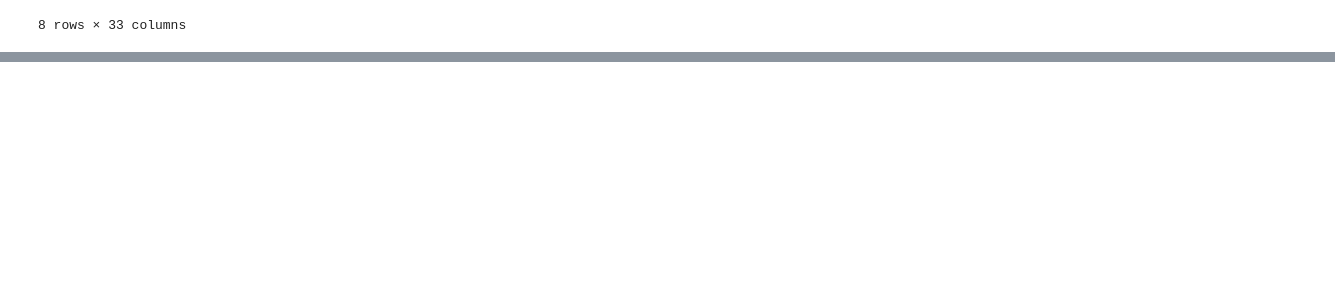
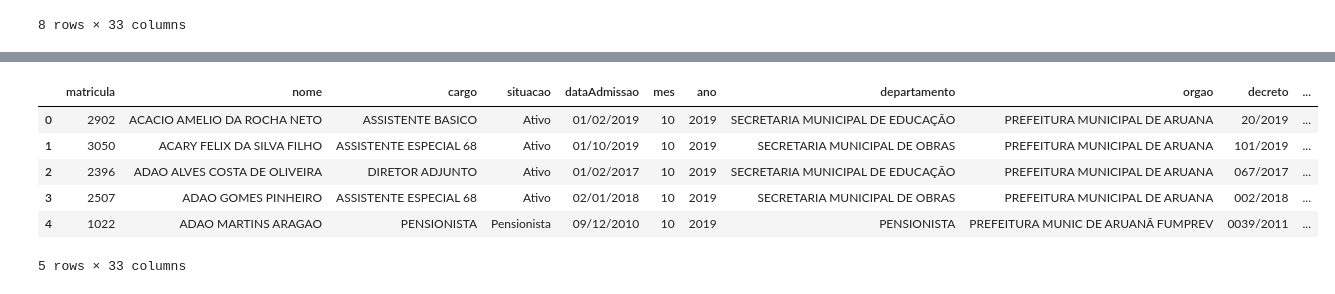
Before and after one commit to gabrielfior/open-data-hertie, a Jupyter notebook: notebooks/dados_go.ipynb, the cells around one changed output, grey strips where cells are left out. Drawn from its saved outputs; the diff is of its cells as text; code cells hidden in the pictures; blank space fills up the shorter version.

Commit message:
added pagamentos aruana from API

```diff
--- a/notebooks/dados_go.ipynb
+++ b/notebooks/dados_go.ipynb
@@ -129,0 +159,7 @@ advanced_info[advanced_info['nome'].str.contains('CARVALHO')]
+# %%
+filepath = '../data/RelatórioDeFolhaPagamento_aruana_out.csv'
+df = pd.read_csv(filepath, encoding='latin-1',sep=';')
+df.columns = ['matricula','nome','cargo','situacao','mes','ano']
+# %%
+matriculas2 = df['matricula'].unique().tolist()
+print (len(matriculas2))
@@ -129,0 +168,9 @@ advanced_info[advanced_info['nome'].str.contains('CARVALHO')]
+# %%
+list2=[]
+
+with progressbar.ProgressBar(max_value=550) as bar:
+    for i,matricula in enumerate(matriculas2):
+
+        advanced_stats = get_payments_go(matricula)
+        list2.append(advanced_stats)
+        bar.update(i)
@@ -129,0 +179,13 @@ advanced_info[advanced_info['nome'].str.contains('CARVALHO')]
+# %%
+advanced_info_payments_go = pd.concat(list2,ignore_index=True,sort=False)
+# %%
+#advanced_info_payments_go.columns
+advanced_info_payments_go.head()
+# %% [output]
+|  | matricula | nome | cargo | situacao | dataAdmissao | mes | ano | departamento | orgao | decreto | ... |
+| 0 | 2902 | ACACIO AMELIO DA ROCHA NETO | ASSISTENTE BASICO | Ativo | 01/02/2019 | 10 | 2019 | SECRETARIA MUNICIPAL DE EDUCAÇÃO | PREFEITURA MUNICIPAL DE ARUANA | 20/2019 | ... |
+| 1 | 3050 | ACARY FELIX DA SILVA FILHO | ASSISTENTE ESPECIAL 68 | Ativo | 01/10/2019 | 10 | 2019 | SECRETARIA MUNICIPAL DE OBRAS | PREFEITURA MUNICIPAL DE ARUANA | 101/2019 | ... |
+| 2 | 2396 | ADAO ALVES COSTA DE OLIVEIRA | DIRETOR ADJUNTO | Ativo | 01/02/2017 | 10 | 2019 | SECRETARIA MUNICIPAL DE EDUCAÇÃO | PREFEITURA MUNICIPAL DE ARUANA | 067/2017 | ... |
+| 3 | 2507 | ADAO GOMES PINHEIRO | ASSISTENTE ESPECIAL 68 | Ativo | 02/01/2018 | 10 | 2019 | SECRETARIA MUNICIPAL DE OBRAS | PREFEITURA MUNICIPAL DE ARUANA | 002/2018 | ... |
+| 4 | 1022 | ADAO MARTINS ARAGAO | PENSIONISTA | Pensionista | 09/12/2010 | 10 | 2019 | PENSIONISTA | PREFEITURA MUNIC DE ARUANÃ FUMPREV | 0039/2011 | ... |
+5 rows × 33 columns
```
Also changed, not shown: parts of 9 cells of this notebook, 1 other file.
